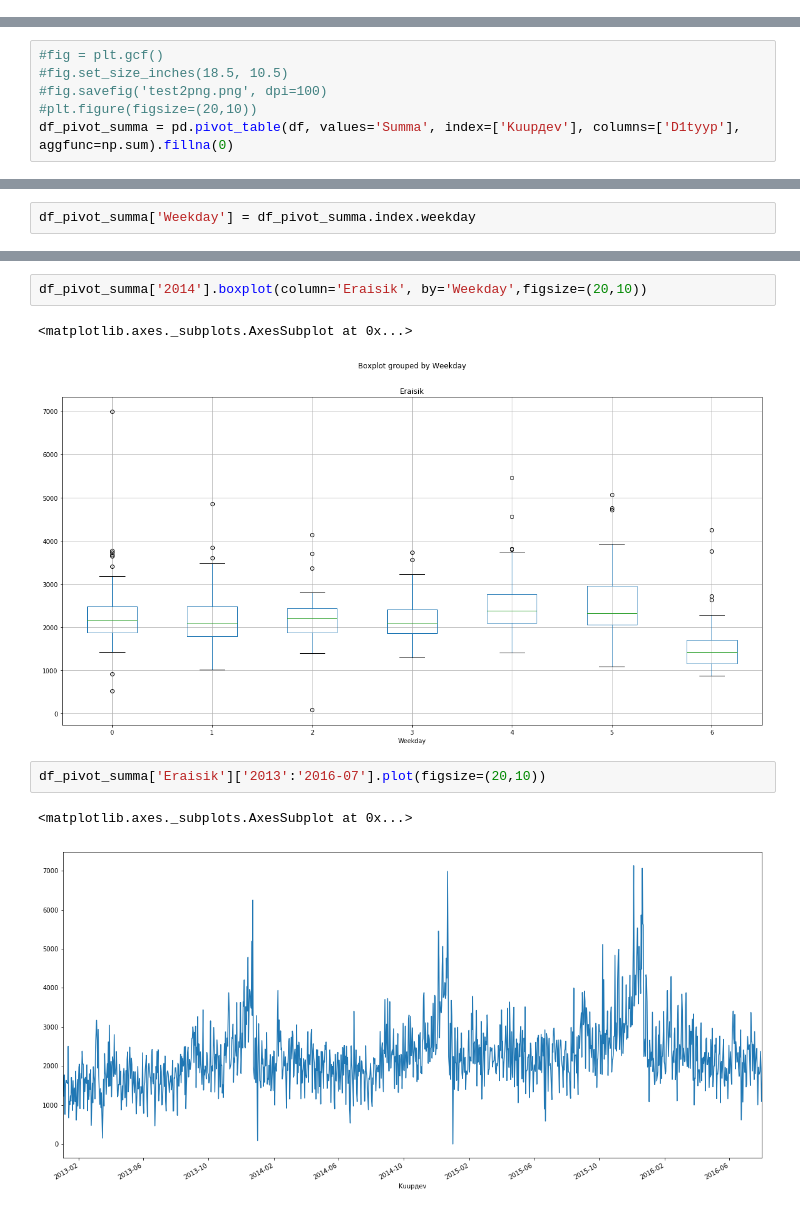
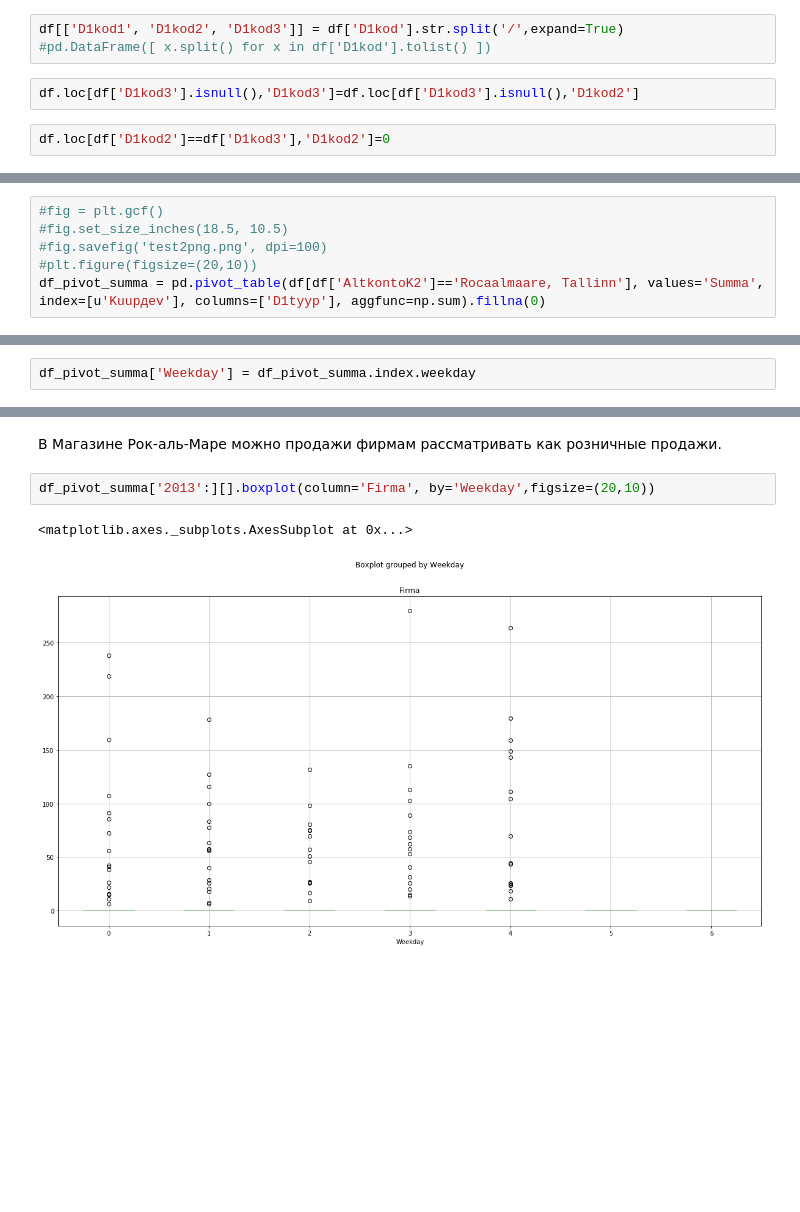
Before and after one commit to DIVIGL1/McGit, a Jupyter notebook: DataGame/HV_first-proba_v1.ipynb, the cells around one changed output, grey strips where cells are left out. Cells and saved outputs as stored; diff of their text form; blank space fills up the shorter version.

```diff
--- a/DataGame/HV_first-proba_v1.ipynb
+++ b/DataGame/HV_first-proba_v1.ipynb
@@ -112,0 +216,7 @@ array([['520', '932'], ['520', '932'], ['520', '932'], ...,
+# %%
+df[['D1kod1', 'D1kod2', 'D1kod3']] = df['D1kod'].str.split('/',expand=True)
+#pd.DataFrame([ x.split() for x in df['D1kod'].tolist() ])
+# %%
+df.loc[df['D1kod3'].isnull(),'D1kod3']=df.loc[df['D1kod3'].isnull(),'D1kod2']
+# %%
+df.loc[df['D1kod2']==df['D1kod3'],'D1kod2']=0
@@ -362,7 +458,7 @@ print(df.K1kod.str.count('/').max())
 #fig.set_size_inches(18.5, 10.5)
 #fig.savefig('test2png.png', dpi=100)
 #plt.figure(figsize=(20,10))
-df_pivot_summa = pd.pivot_table(df, values='Summa', index=['Kuupдev'], columns=['D1tyyp'], aggfunc=np.sum).fillna(0)
+df_pivot_summa = pd.pivot_table(df[df['AltkontoK2']=='Rocaalmaare, Tallinn'], values='Summa', index=[u'Kuupдev'], columns=['D1tyyp'], aggfunc=np.sum).fillna(0)
 # %%
 df_pivot_summa['Total'] = df_pivot_summa.sum(axis=1)
 # %%
@@ -375,10 +496,7 @@ df_pivot_summa['2015'].boxplot(column='Eraisik', by='Weekday',figsize=(20,10))
+# %% [markdown]
+В Магазине Рок-аль-Маре можно продажи фирмам рассматривать как розничные продажи.
 # %%
-df_pivot_summa['2014'].boxplot(column='Eraisik', by='Weekday',figsize=(20,10))
+df_pivot_summa['2013':][].boxplot(column='Firma', by='Weekday',figsize=(20,10))
 # %% [output]
 <matplotlib.axes._subplots.AxesSubplot at 0x...>
-[figure, old version]
+[figure, new version]
-# %%
-df_pivot_summa['Eraisik']['2013':'2016-07'].plot(figsize=(20,10))
-# %% [output]
-<matplotlib.axes._subplots.AxesSubplot at 0x...>
-[figure, removed]
```
Also changed, not shown: parts of 44 cells of this notebook.
